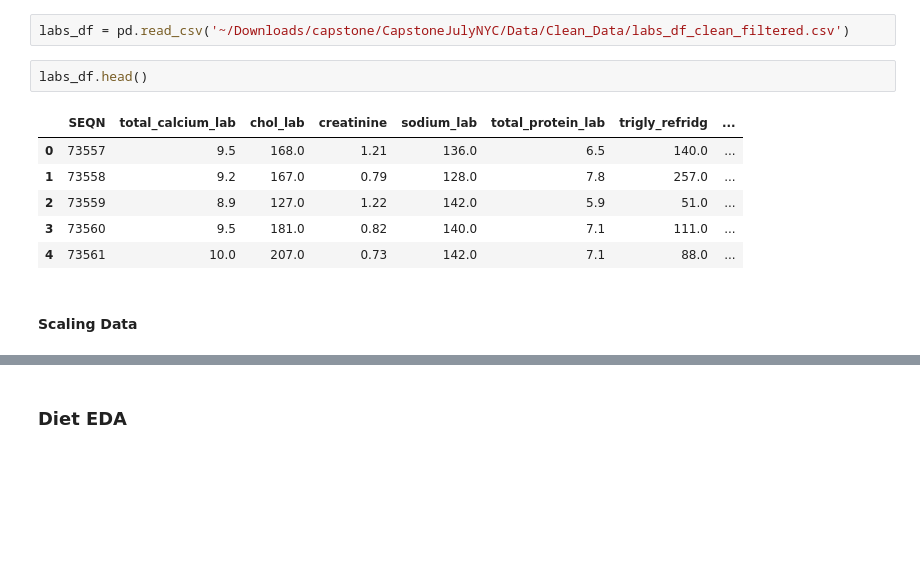
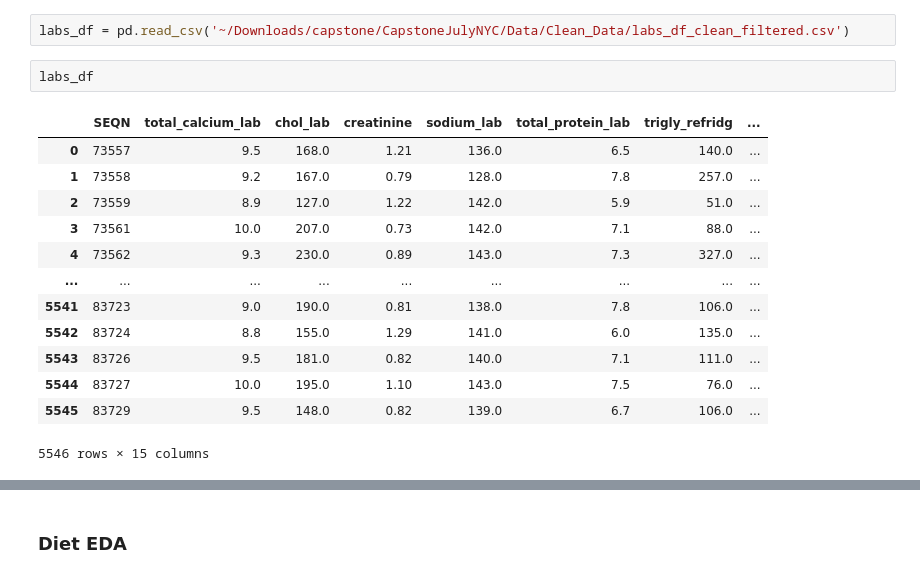
Before and after one commit to ysouffront1/CapstoneJulyNYC, a Jupyter notebook: Notebooks/NHANES_EDA.ipynb, the cells around one changed output, grey strips where cells are left out. Drawn from its saved outputs; the diff is of its cells as text; blank space fills up the shorter version.

```diff
--- a/Notebooks/NHANES_EDA.ipynb
+++ b/Notebooks/NHANES_EDA.ipynb
@@ -299,13 +308,18 @@ Xquest.to_csv("Xquest_save.csv")
 # %%
 labs_df = pd.read_csv('~/Downloads/capstone/CapstoneJulyNYC/Data/Clean_Data/labs_df_clean_filtered.csv')
 # %%
-labs_df.head()
+labs_df
 # %% [output]
 |  | SEQN | total_calcium_lab | chol_lab | creatinine | sodium_lab | total_protein_lab | trigly_refridg | ... |
 | 0 | 73557 | 9.5 | 168.0 | 1.21 | 136.0 | 6.5 | 140.0 | ... |
 | 1 | 73558 | 9.2 | 167.0 | 0.79 | 128.0 | 7.8 | 257.0 | ... |
 | 2 | 73559 | 8.9 | 127.0 | 1.22 | 142.0 | 5.9 | 51.0 | ... |
-| 3 | 73560 | 9.5 | 181.0 | 0.82 | 140.0 | 7.1 | 111.0 | ... |
-| 4 | 73561 | 10.0 | 207.0 | 0.73 | 142.0 | 7.1 | 88.0 | ... |
+| 3 | 73561 | 10.0 | 207.0 | 0.73 | 142.0 | 7.1 | 88.0 | ... |
+| 4 | 73562 | 9.3 | 230.0 | 0.89 | 143.0 | 7.3 | 327.0 | ... |
+| ... | ... | ... | ... | ... | ... | ... | ... | ... |
+| 5541 | 83723 | 9.0 | 190.0 | 0.81 | 138.0 | 7.8 | 106.0 | ... |
+| 5542 | 83724 | 8.8 | 155.0 | 1.29 | 141.0 | 6.0 | 135.0 | ... |
+| 5543 | 83726 | 9.5 | 181.0 | 0.82 | 140.0 | 7.1 | 111.0 | ... |
+| 5544 | 83727 | 10.0 | 195.0 | 1.10 | 143.0 | 7.5 | 76.0 | ... |
+| 5545 | 83729 | 9.5 | 148.0 | 0.82 | 139.0 | 6.7 | 106.0 | ... |
+5546 rows × 15 columns
-# %% [markdown]
-#### Scaling Data
```
Also changed, not shown: parts of 125 cells of this notebook.
